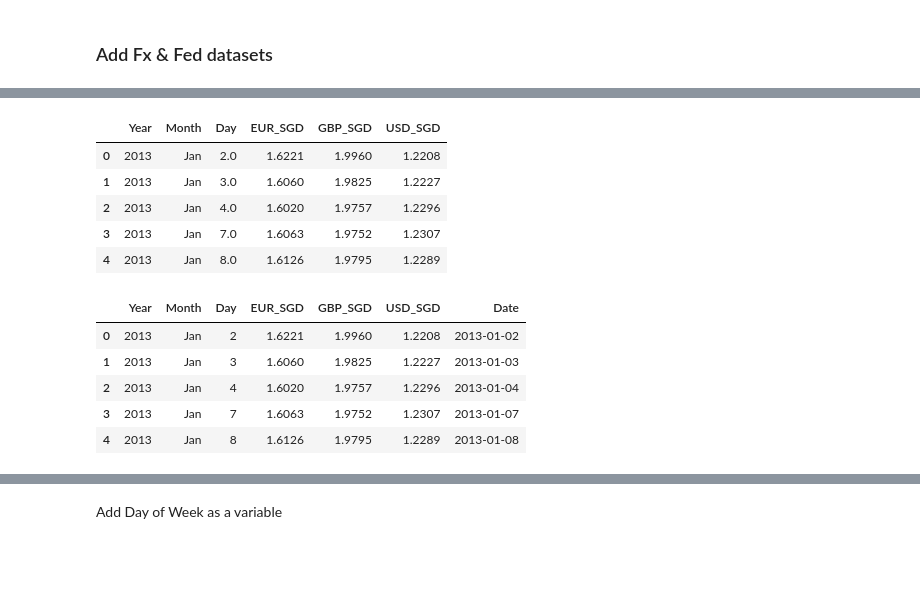
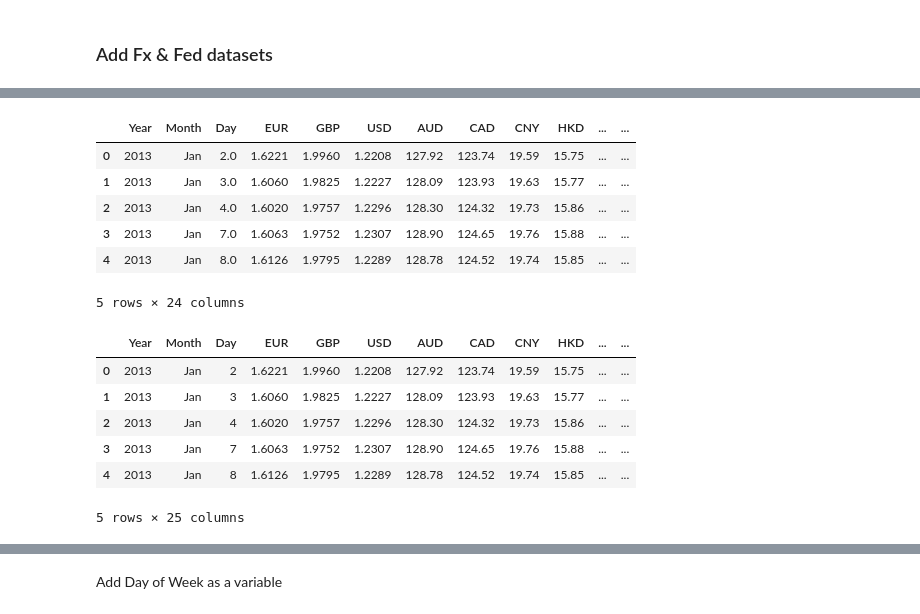
Before and after one commit to foooooooooooooooooooooooooootw/sora-analysis, a Jupyter notebook: SORA2.ipynb, the cells around one changed output, grey strips where cells are left out. Saved outputs shown, nothing was run; the diff lists cells and outputs as text; code cells hidden in the pictures; blank space fills up the shorter version.

```diff
--- a/SORA2.ipynb
+++ b/SORA2.ipynb
@@ -125,22 +125,42 @@ Index(['Date', 'Value'], dtype='object')
 # %%
 fx.columns = [
     "Year", "Month", "Day",
-    "EUR_SGD",
-    "GBP_SGD",
-    "USD_SGD"
+    "EUR",
+    "GBP",
+    "USD",
+    "AUD",
+    "CAD",
+    "CNY",
+    "HKD",
+    "INR",
+    "IDR",
+    "JPY",
+    "KRW",
+    "MYR",
+    "NTD",
+    "NZD",
+    "PHP",
+    "QAR",
+    "SAR",
+    "CHF",
+    "THB",
+    "AED",
+    "VND"
 ]
+
 
 fx["Year"] = fx["Year"].ffill()
 fx["Month"] = fx["Month"].ffill()
 
 fx.head()
 # %% [output]
-|  | Year | Month | Day | EUR_SGD | GBP_SGD | USD_SGD |
-| 0 | 2013 | Jan | 2.0 | 1.6221 | 1.9960 | 1.2208 |
-| 1 | 2013 | Jan | 3.0 | 1.6060 | 1.9825 | 1.2227 |
-| 2 | 2013 | Jan | 4.0 | 1.6020 | 1.9757 | 1.2296 |
-| 3 | 2013 | Jan | 7.0 | 1.6063 | 1.9752 | 1.2307 |
-| 4 | 2013 | Jan | 8.0 | 1.6126 | 1.9795 | 1.2289 |
+|  | Year | Month | Day | EUR | GBP | USD | AUD | CAD | CNY | HKD | ... | ... |
+| 0 | 2013 | Jan | 2.0 | 1.6221 | 1.9960 | 1.2208 | 127.92 | 123.74 | 19.59 | 15.75 | ... | ... |
+| 1 | 2013 | Jan | 3.0 | 1.6060 | 1.9825 | 1.2227 | 128.09 | 123.93 | 19.63 | 15.77 | ... | ... |
+| 2 | 2013 | Jan | 4.0 | 1.6020 | 1.9757 | 1.2296 | 128.30 | 124.32 | 19.73 | 15.86 | ... | ... |
+| 3 | 2013 | Jan | 7.0 | 1.6063 | 1.9752 | 1.2307 | 128.90 | 124.65 | 19.76 | 15.88 | ... | ... |
+| 4 | 2013 | Jan | 8.0 | 1.6126 | 1.9795 | 1.2289 | 128.78 | 124.52 | 19.74 | 15.85 | ... | ... |
+5 rows × 24 columns
 # %%
 fx["Day"] = pd.to_numeric(fx["Day"], errors="coerce")
 fx = fx[fx["Day"].notna()]
@@ -156,10 +176,11 @@ fx["Date"] = pd.to_datetime(
 
 fx.head()
 # %% [output]
-|  | Year | Month | Day | EUR_SGD | GBP_SGD | USD_SGD | Date |
-| 0 | 2013 | Jan | 2 | 1.6221 | 1.9960 | 1.2208 | 2013-01-02 |
-| 1 | 2013 | Jan | 3 | 1.6060 | 1.9825 | 1.2227 | 2013-01-03 |
-| 2 | 2013 | Jan | 4 | 1.6020 | 1.9757 | 1.2296 | 2013-01-04 |
-| 3 | 2013 | Jan | 7 | 1.6063 | 1.9752 | 1.2307 | 2013-01-07 |
-| 4 | 2013 | Jan | 8 | 1.6126 | 1.9795 | 1.2289 | 2013-01-08 |
+|  | Year | Month | Day | EUR | GBP | USD | AUD | CAD | CNY | HKD | ... | ... |
+| 0 | 2013 | Jan | 2 | 1.6221 | 1.9960 | 1.2208 | 127.92 | 123.74 | 19.59 | 15.75 | ... | ... |
+| 1 | 2013 | Jan | 3 | 1.6060 | 1.9825 | 1.2227 | 128.09 | 123.93 | 19.63 | 15.77 | ... | ... |
+| 2 | 2013 | Jan | 4 | 1.6020 | 1.9757 | 1.2296 | 128.30 | 124.32 | 19.73 | 15.86 | ... | ... |
+| 3 | 2013 | Jan | 7 | 1.6063 | 1.9752 | 1.2307 | 128.90 | 124.65 | 19.76 | 15.88 | ... | ... |
+| 4 | 2013 | Jan | 8 | 1.6126 | 1.9795 | 1.2289 | 128.78 | 124.52 | 19.74 | 15.85 | ... | ... |
+5 rows × 25 columns
 # %%
```
Also changed, not shown: parts of 39 cells of this notebook.
